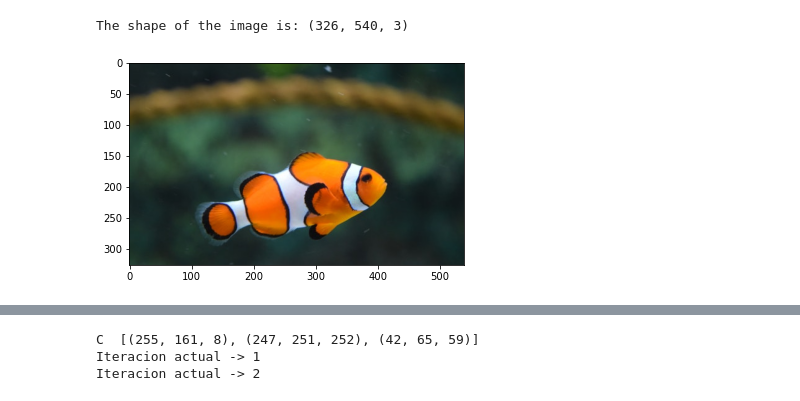
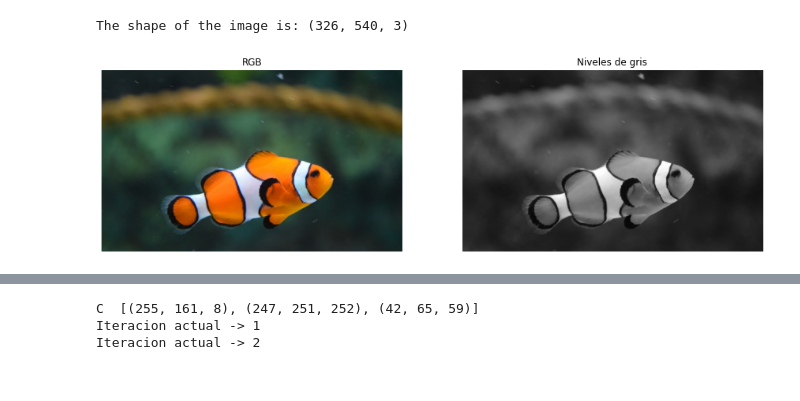
Before and after one commit to VivianGomez/t3_segmentation, a Jupyter notebook: t3_segmentation.ipynb, the cells around one changed output, grey strips where cells are left out. Cells and saved outputs as stored; diff of their text form; code cells hidden in the pictures.

```diff
--- a/t3_segmentation.ipynb
+++ b/t3_segmentation.ipynb
@@ -48,8 +50,9 @@ url1 = "https://raw.githubusercontent.com/VivianGomez/t3_segmentation/master/uti
 img1 = seg.download_image(url1)
 # %% [output]
 The shape of the image is: (326, 540, 3)
-# %%
-plt.imshow(img1)
-plt.show()
-# %% [output]
-[figure, removed]
+# %%
+img_gray1 = color.rgb2gray(img1)
+vis.visualize_subplot([img1, img_gray1],
+                      ["RGB", "Niveles de gris"], (1, 2), figsize=(15, 5))
+# %% [output]
+[figure, added]
```
Also changed, not shown: parts of 2 cells of this notebook.
